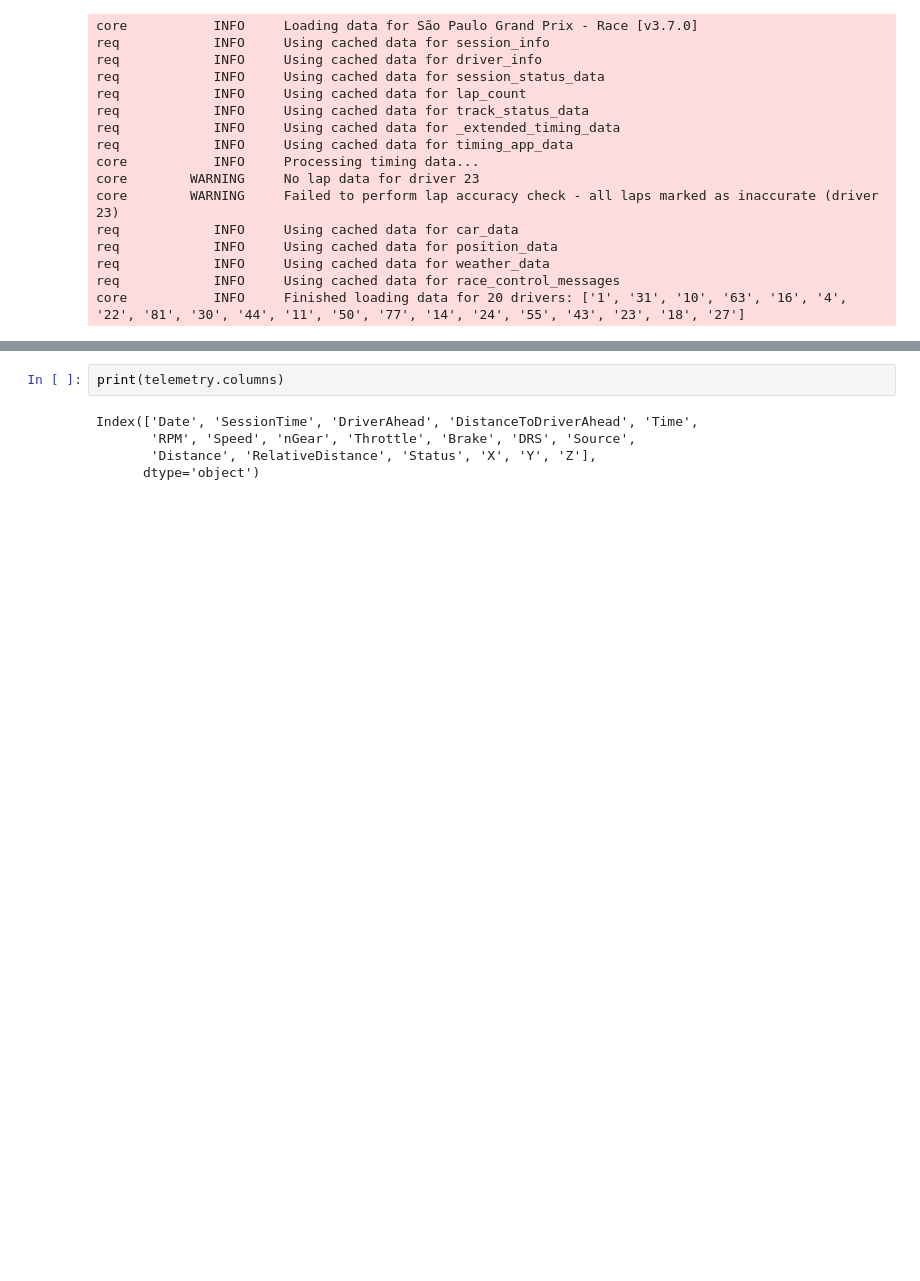
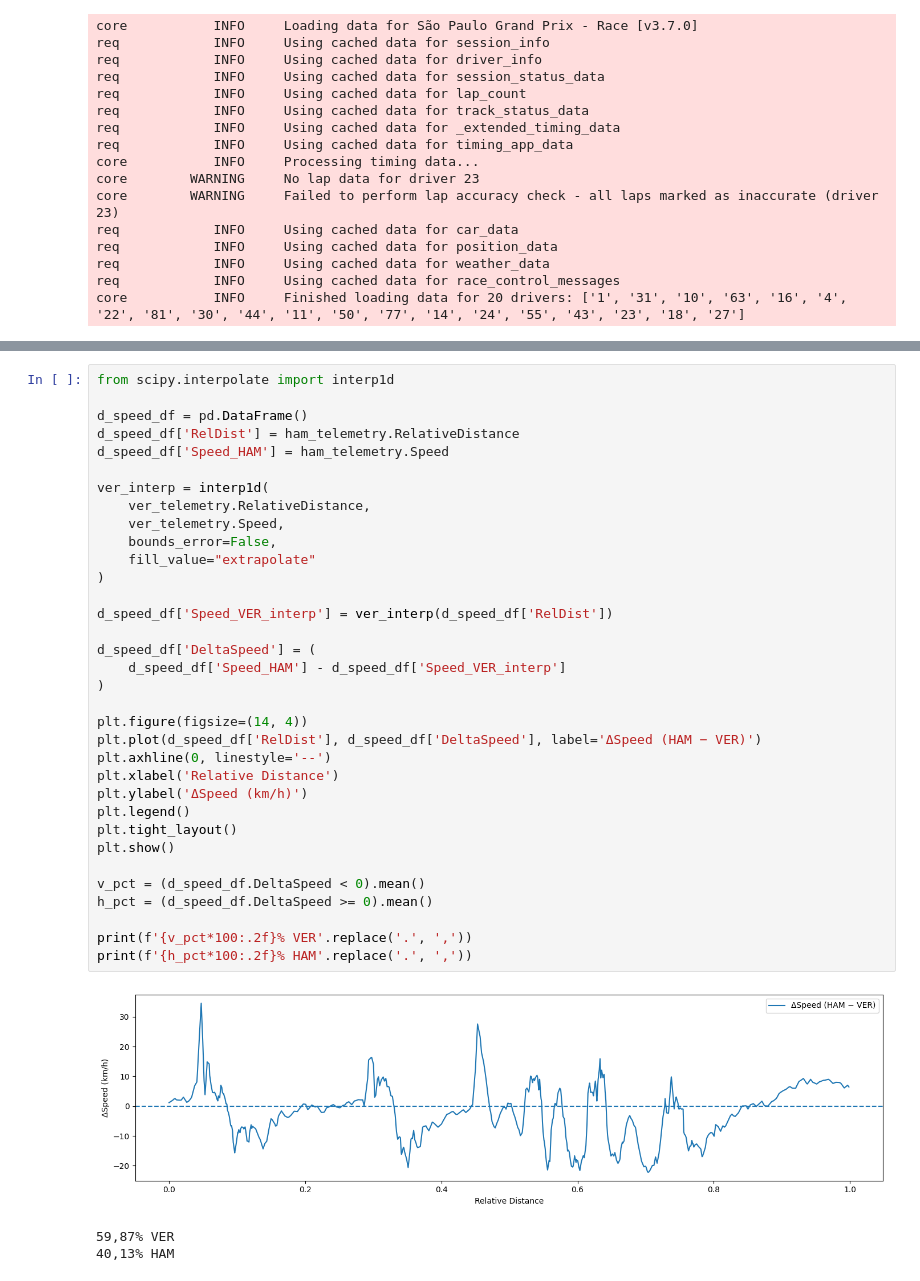
Before and after one commit to bonifacio-pedro/f1-telemetry-c, a Jupyter notebook: basic_analysis.ipynb, the cells around one changed output, grey strips where cells are left out. Drawn from its saved outputs; the diff is of its cells as text; blank space fills up the shorter version.

```diff
--- a/basic_analysis.ipynb
+++ b/basic_analysis.ipynb
@@ -50,7 +57,38 @@ plt.show()
 # %%
-print(telemetry.columns)
+from scipy.interpolate import interp1d
+
+d_speed_df = pd.DataFrame()
+d_speed_df['RelDist'] = ham_telemetry.RelativeDistance
+d_speed_df['Speed_HAM'] = ham_telemetry.Speed
+
+ver_interp = interp1d(
+    ver_telemetry.RelativeDistance,
+    ver_telemetry.Speed,
+    bounds_error=False,
+    fill_value="extrapolate"
+)
+
+d_speed_df['Speed_VER_interp'] = ver_interp(d_speed_df['RelDist'])
+
+d_speed_df['DeltaSpeed'] = (
+    d_speed_df['Speed_HAM'] - d_speed_df['Speed_VER_interp']
+)
+
+plt.figure(figsize=(14, 4))
+plt.plot(d_speed_df['RelDist'], d_speed_df['DeltaSpeed'], label='ΔSpeed (HAM − VER)')
+plt.axhline(0, linestyle='--')
+plt.xlabel('Relative Distance')
+plt.ylabel('ΔSpeed (km/h)')
+plt.legend()
+plt.tight_layout()
+plt.show()
+
+v_pct = (d_speed_df.DeltaSpeed < 0).mean()
+h_pct = (d_speed_df.DeltaSpeed >= 0).mean()
+
+print(f'{v_pct*100:.2f}% VER'.replace('.', ','))
+print(f'{h_pct*100:.2f}% HAM'.replace('.', ','))
 # %% [output]
+[figure, added]
-Index(['Date', 'SessionTime', 'DriverAhead', 'DistanceToDriverAhead', 'Time',
-       'RPM', 'Speed', 'nGear', 'Throttle', 'Brake', 'DRS', 'Source',
-       'Distance', 'RelativeDistance', 'Status', 'X', 'Y', 'Z'],
-      dtype='object')
+59,87% VER
+40,13% HAM
```
Also changed, not shown: parts of 7 cells of this notebook, 4 other files.
